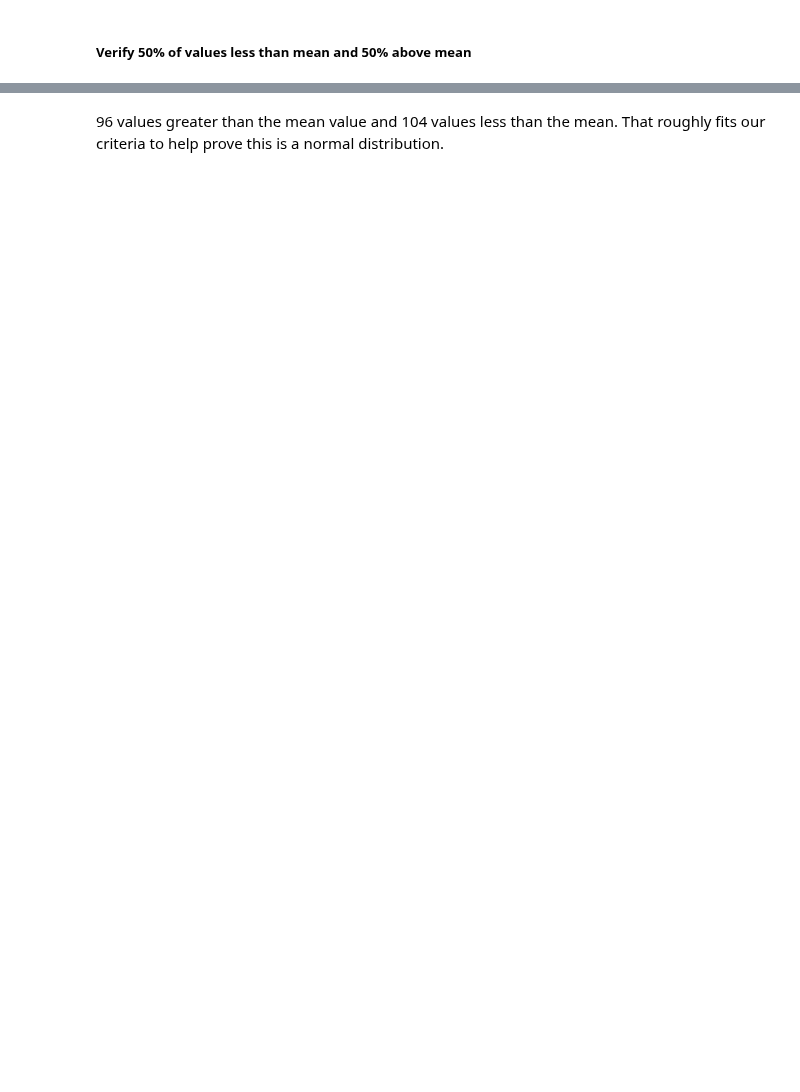
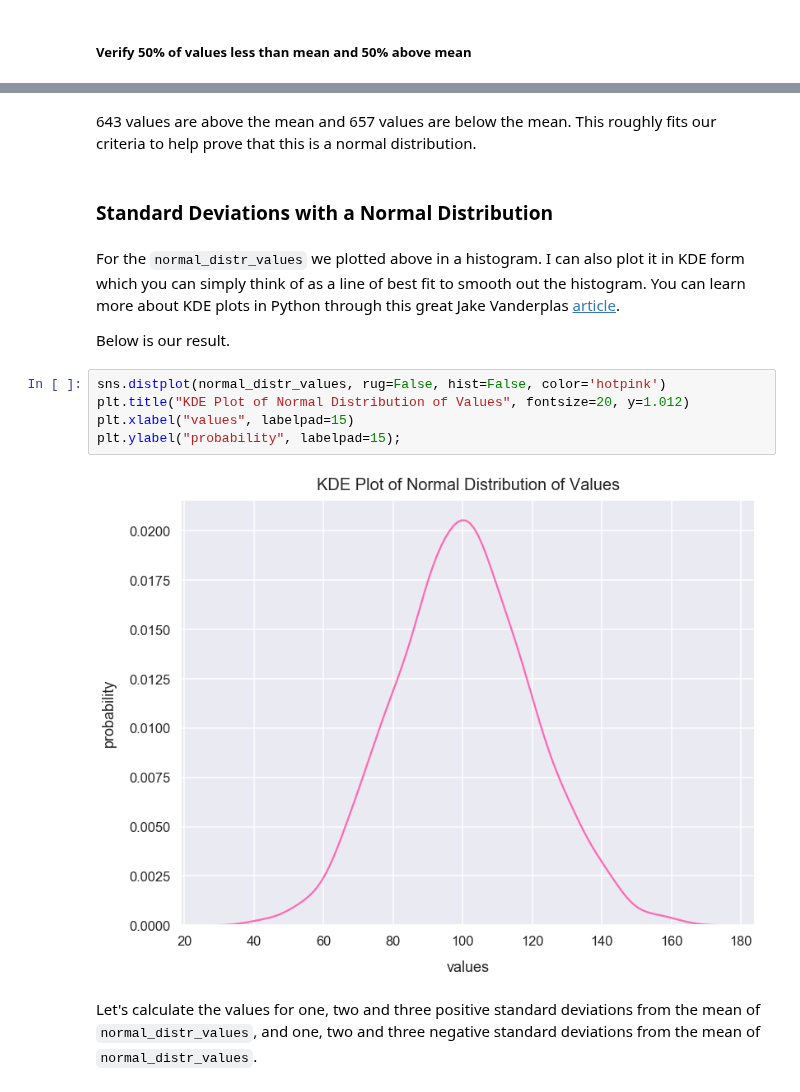
Before and after one commit to frieds/frieds.github.io, a Jupyter notebook: math/normal_distribution.ipynb, the cells around one changed output, grey strips where cells are left out. Cells and saved outputs as stored; diff of their text form; blank space fills up the shorter version.

```diff
--- a/math/normal_distribution.ipynb
+++ b/math/normal_distribution.ipynb
@@ -109,2 +113,17 @@ count_values_below_mean
 # %% [markdown]
-96 values greater than the mean value and 104 values less than the mean. That roughly fits our criteria to help prove this is a normal distribution.
+643 values are above the mean and 657 values are below the mean. This roughly fits our criteria to help prove that this is a normal distribution.
+# %% [markdown]
+### Standard Deviations with a Normal Distribution
+# %% [markdown]
+For the `normal_distr_values` we plotted above in a histogram. I can also plot it in KDE form which you can simply think of as a line of best fit to smooth out the histogram. You can learn more about KDE plots in Python through this great Jake Vanderplas <a href='https://jakevdp.github.io/blog/2013/12/01/kernel-density-estimation/' rel='nofollow'>article</a>.
+
+Below is our result.
+# %%
+sns.distplot(normal_distr_values, rug=False, hist=False, color='hotpink')
+plt.title("KDE Plot of Normal Distribution of Values", fontsize=20, y=1.012)
+plt.xlabel("values", labelpad=15)
+plt.ylabel("probability", labelpad=15);
+# %% [output]
+[figure, added]
+# %% [markdown]
+Let's calculate the values for one, two and three positive standard deviations from the mean of `normal_distr_values`, and one, two and three negative standard deviations from the mean of `normal_distr_values`.
```
Also changed, not shown: parts of 16 cells of this notebook, 13 other files.
